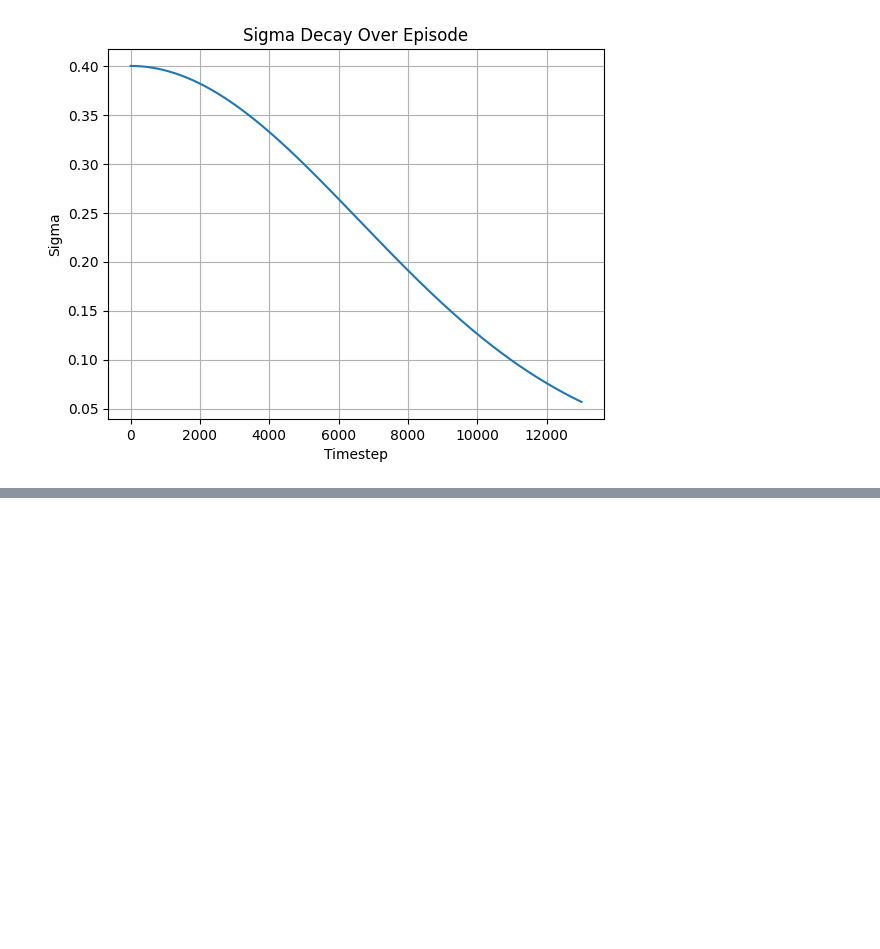
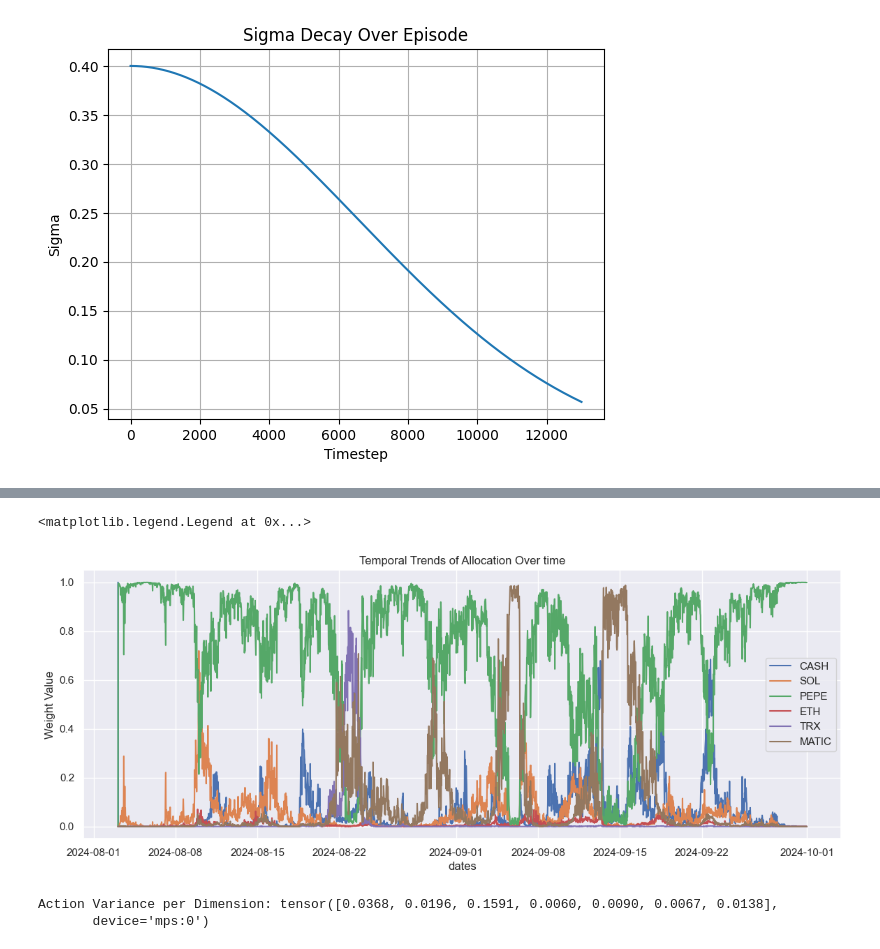
Before and after one commit to mrajancsr/deep-policy-gradient-portfolio, a Jupyter notebook: ddpgportfolio/agent/ddpg_agent_trade.ipynb, the cells around one changed output, grey strips where cells are left out. Saved outputs shown, nothing was run; the diff lists cells and outputs as text; code cells hidden in the pictures; blank space fills up the shorter version.

```diff
--- a/ddpgportfolio/agent/ddpg_agent_trade.ipynb
+++ b/ddpgportfolio/agent/ddpg_agent_trade.ipynb
@@ -268,0 +280,24 @@ asset_names
+# %%
+def zero_small_values(tensor, threshold=1e-3):
+    return torch.where(torch.abs(tensor) < threshold, torch.zeros_like(tensor), tensor)
+
+actual_actions = torch.stack([action for action in ddpg_agent.actions])
+actual_actions = zero_small_values(actual_actions)
+
+plt.figure(figsize=(14, 5))
+for i in range(6):
+    plt.plot(dates[WINDOW_SIZE:], actual_actions[:, i][:-1].cpu().numpy(), label=f"{asset_names[i]}")
+plt.title("Temporal Trends of Allocation Over time")
+plt.xlabel("dates")
+plt.ylabel("Weight Value")
+plt.legend()
+# %% [output]
+<matplotlib.legend.Legend at 0x...>
+[figure, added]
+# %%
+sampled_actions = torch.stack([exp.action for exp in ddpg_agent.replay_memory.buffer])
+action_variances = torch.var(sampled_actions, dim=0)
+print("Action Variance per Dimension:", action_variances)
+# %% [output]
+Action Variance per Dimension: tensor([0.0368, 0.0196, 0.1591, 0.0060, 0.0090, 0.0067, 0.0138],
+       device='mps:0')
```
Also changed, not shown: parts of 14 cells of this notebook.
